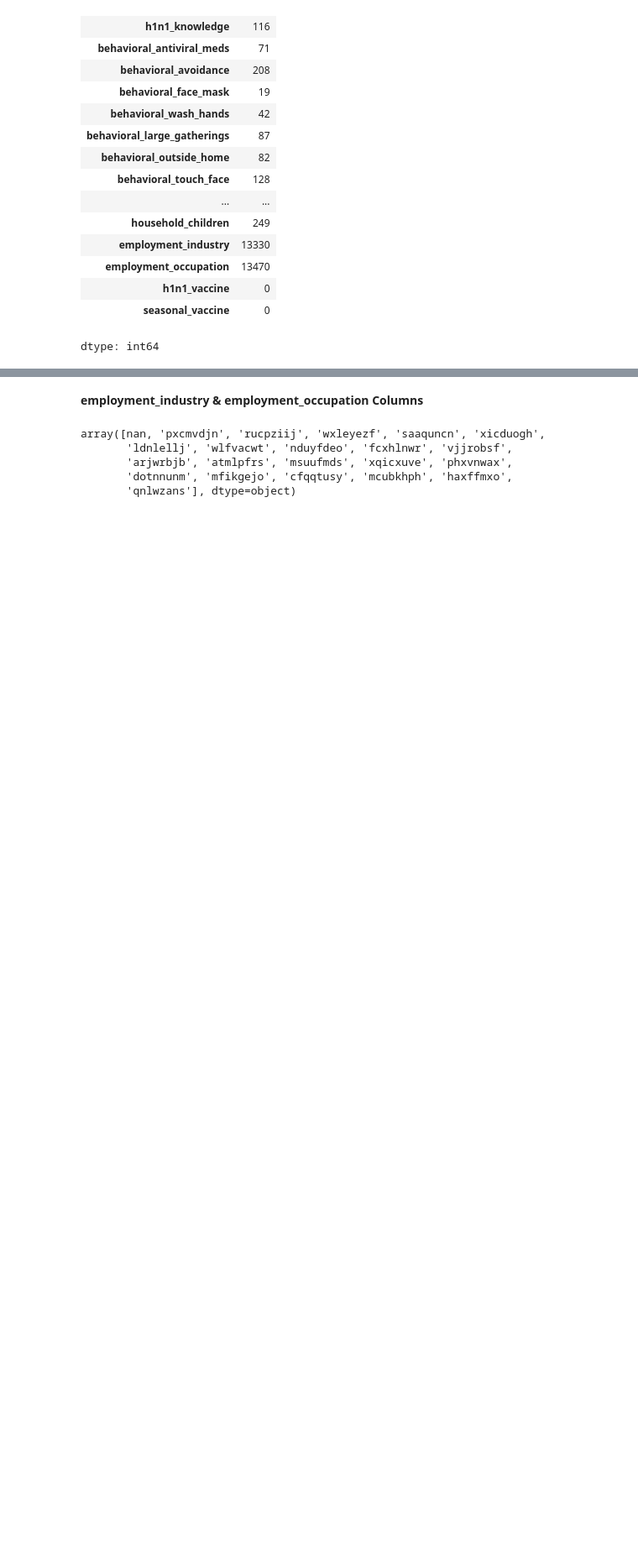
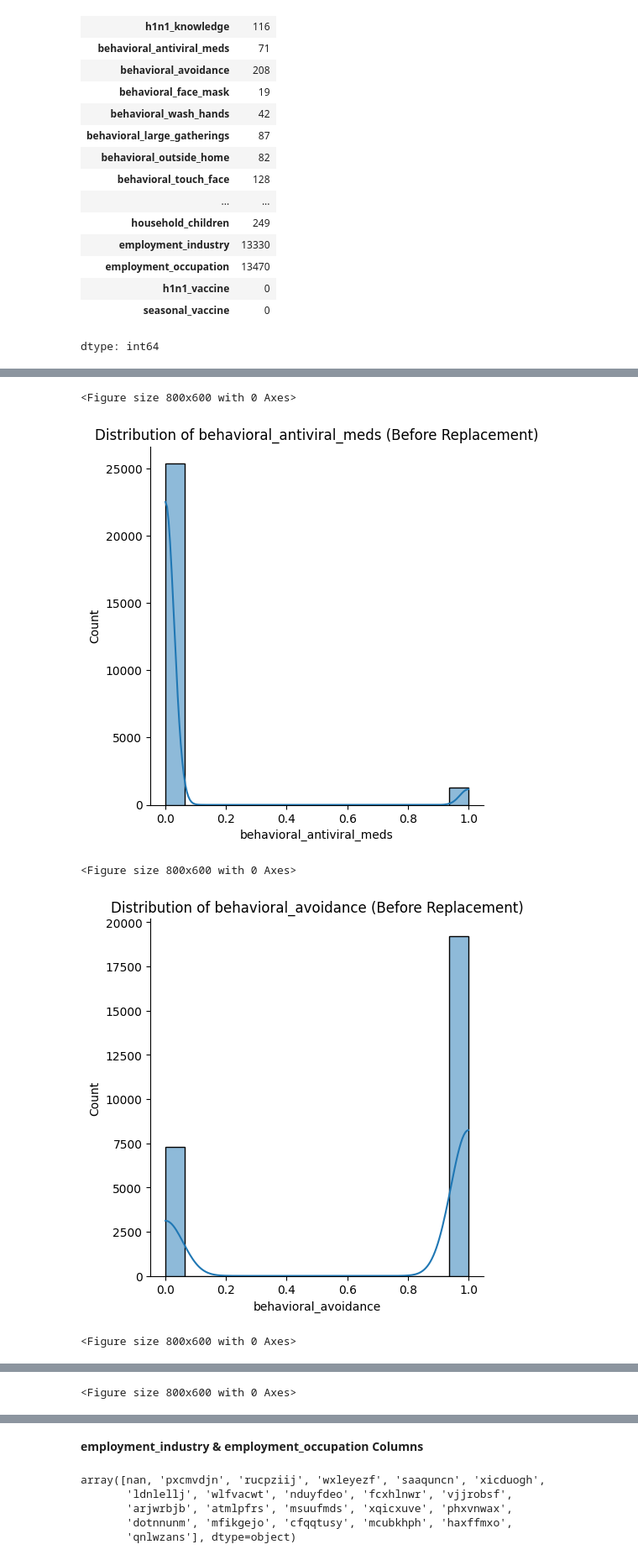
Before and after one commit to KeyMoney22/Flu-Shot-Learning, a Jupyter notebook: Flu_Shot_Learning_Predict_H1N1_and_Seasonal_Flu_Vaccines.ipynb, the cells around one changed output, grey strips where cells are left out. Shown at 84% size. Drawn from its saved outputs; the diff is of its cells as text; code cells hidden in the pictures; blank space fills up the shorter version.

```diff
--- a/Flu_Shot_Learning_Predict_H1N1_and_Seasonal_Flu_Vaccines.ipynb
+++ b/Flu_Shot_Learning_Predict_H1N1_and_Seasonal_Flu_Vaccines.ipynb
@@ -184,0 +179,16 @@ array([ 1., nan,  0.])
+# %%
+binary_cols = ['behavioral_antiviral_meds',
+'behavioral_avoidance',
+'behavioral_face_mask',
+'behavioral_wash_hands',
+'behavioral_large_gatherings',
+'behavioral_outside_home',
+'behavioral_touch_face',
+'doctor_recc_h1n1',
+'doctor_recc_seasonal',
+'child_under_6_months',
+'health_worker',
+'health_insurance',
+'income_poverty',
+'rent_or_own',
+'chronic_med_condition']
@@ -184,0 +199,26 @@ array([ 1., nan,  0.])
+# %%
+# Before replacement
+for column in binary_cols:
+  plt.figure(figsize=(8, 6))
+  sns.displot(df_train_copy[column], kde=True)
+  plt.title(f'Distribution of {column} (Before Replacement)')
+  plt.show()
+
+
+# Replace missing values with the mode for binary columns
+for col in binary_cols:
+  df_train_copy[col].fillna(df_train_copy[col].mode()[0], inplace=True)
+
+
+# After replacement
+for column in binary_cols:
+  plt.figure(figsize=(8, 6))
+  sns.displot(df_train_copy[column], kde=True)
+  plt.title(f'Distribution of {column} (After Replacement)')
+  plt.show()
+# %% [output]
+<Figure size 800x600 with 0 Axes>
+[figure, added]
+<Figure size 800x600 with 0 Axes>
+[figure, added]
+<Figure size 800x600 with 0 Axes>
@@ -184,0 +226 @@ array([ 1., nan,  0.])
+<Figure size 800x600 with 0 Axes>
```
Also changed, not shown: parts of 56 cells of this notebook.
